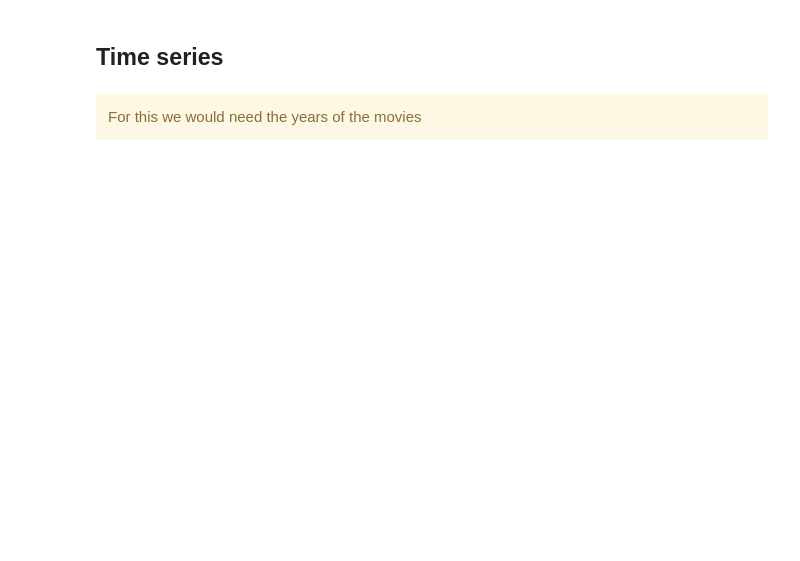
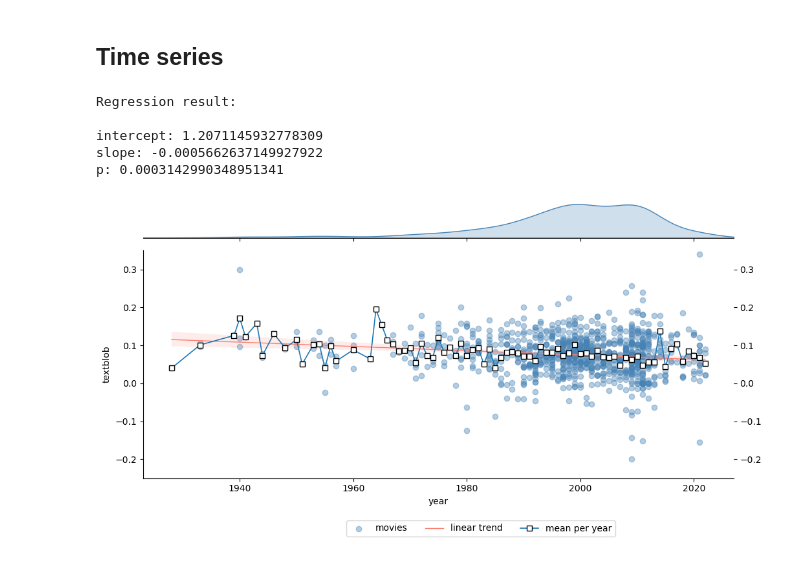
Before and after one commit to dominikpegler/computational-social-sciences, a Jupyter notebook: assignments/Assignment 4 - Socioeconomic analysis.ipynb, the cells around one changed output. Drawn from its saved outputs; the diff is of its cells as text; code cells hidden in the pictures; blank space fills up the shorter version.

```diff
--- a/assignments/Assignment 4 - Socioeconomic analysis.ipynb
+++ b/assignments/Assignment 4 - Socioeconomic analysis.ipynb
@@ -146,0 +156,4 @@ df.head()
+# %%
+df = pd.read_csv("data/assignment_4_sentiment_scores.csv")
+
+df.head()
@@ -147,4 +167,2 @@ df.head()
 # %% [markdown]
 ## Time series
-# %% [markdown]
-<div class="alert alert-warning">For this we would need the years of the movies</div>
@@ -154,0 +169,60 @@ df.head()
+# %%
+import seaborn as sns
+import matplotlib.pyplot as plt
+from scipy.stats import linregress
+
+
+df_clean = df.copy().dropna()
+
+reg = linregress(df_clean.year, df_clean.textblob)
+
+print("Regression result:\n")
+print("intercept:", reg.intercept)
+print("slope:", reg.slope)
+print("p:", reg.pvalue)
+# %% [output]
+Regression result:
+
+intercept: 1.2071145932778309
+slope: -0.0005662637149927922
+p: 0.0003142990348951341
+# %%
+g = sns.JointGrid(
+    x=df.year,
+    y=df.textblob,
+    ylim=(-0.25, 0.35),
+    xlim=(-5 + min(df.year), 5 + max(df.year)),
+)
+
+regplot = g.plot_joint(
+    sns.regplot,
+    scatter_kws=dict(alpha=0.4, color="steelblue"),
+    line_kws=dict(color="salmon", lw=1, label="linear trend", linestyle="-"),
+    label="movies",
+)
+
+g.plot_marginals(sns.kdeplot, fill=True, color="steelblue")
+g.ax_marg_y.set_visible(False)
+
+g.fig.figure.set_figheight(5)
+g.fig.figure.set_figwidth(12)
+
+lplot = sns.lineplot(
+    df_clean.groupby("year").mean(),
+    color="gray",
+    label="mean per year",
+    lw=1.2,
+    linestyle="--",
+    marker="s",
+    markersize=6,
+    markeredgecolor="black",
+    markeredgewidth=1,
+    markerfacecolor="white",
+    ax=g.ax_joint,
+    legend=False,
+)
+g.ax_joint.tick_params(right=True, labelright=True, grid_color="black")
+g.fig.legend(loc="upper center", bbox_to_anchor=(0.5, 0), ncol=3)
+g.fig.tight_layout();
+# %% [output]
+[figure, added]
```
Also changed, not shown: parts of 11 cells of this notebook.
